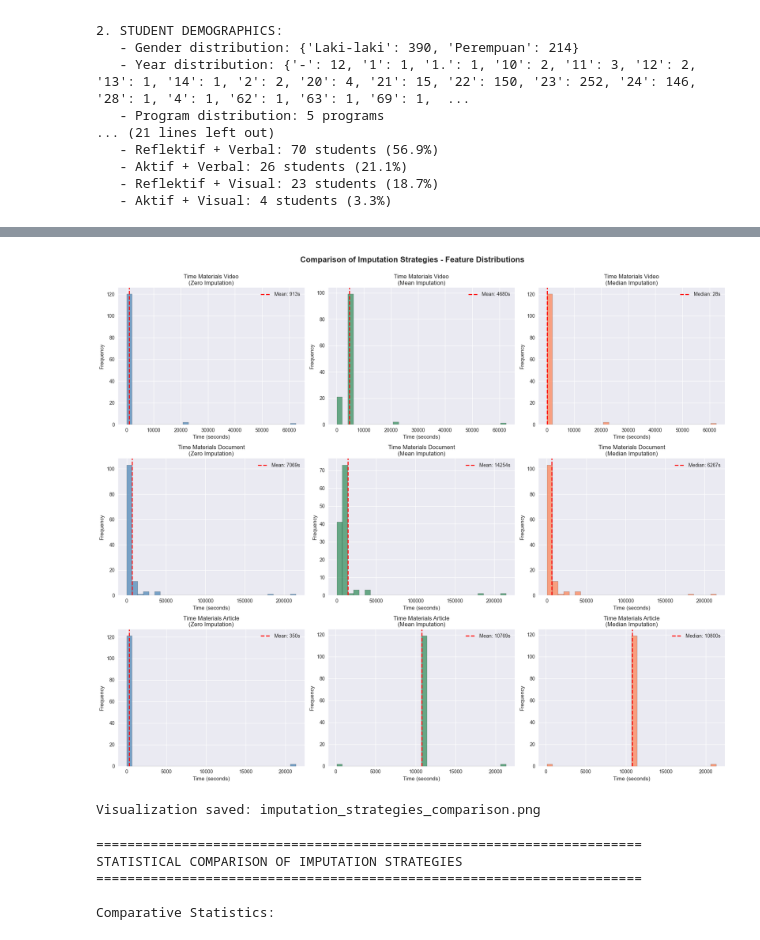
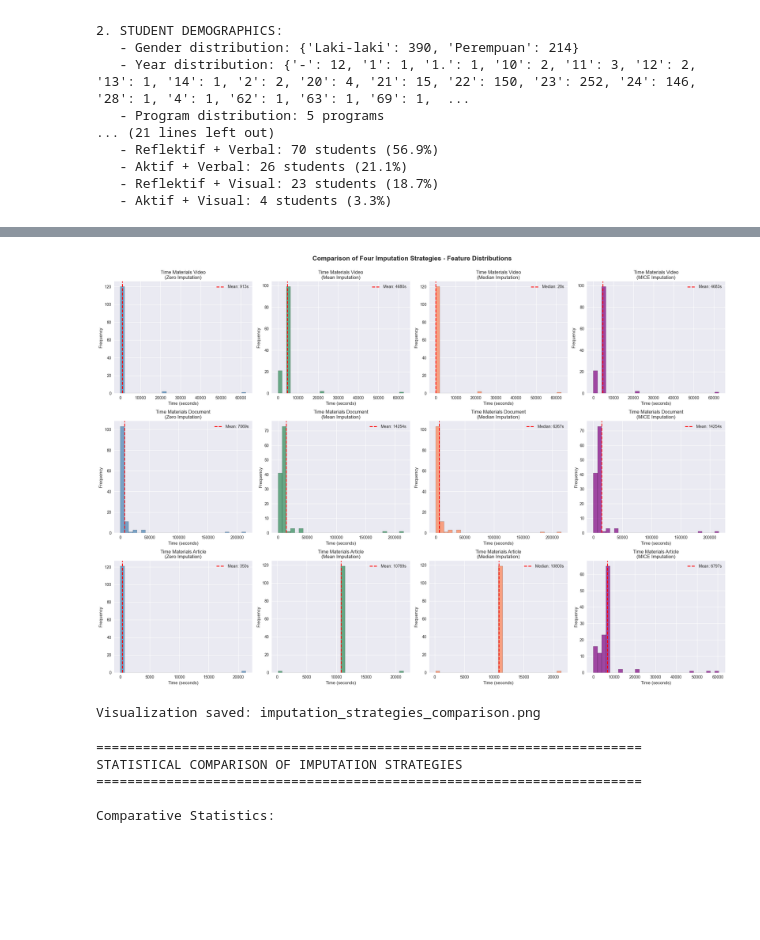
Before and after one commit to prasetyodidi/strudent-learning-activity-fslsm-classification, a Jupyter notebook: EDA_Analysis.ipynb, the cells around one changed output, grey strips where cells are left out. Saved outputs shown, nothing was run; the diff lists cells and outputs as text; code cells hidden in the pictures; blank space fills up the shorter version.

```diff
--- a/EDA_Analysis.ipynb
+++ b/EDA_Analysis.ipynb
@@ -1047,6 +1196,6 @@ SUMMARY: Three datasets created successfully
 # %%
-# Visualize comparison of three imputation strategies
-fig, axes = plt.subplots(3, 3, figsize=(18, 15))
+# Visualize comparison of four imputation strategies
+fig, axes = plt.subplots(3, 4, figsize=(22, 15))
 
 # Select key time features for visualization
 viz_features = ['time_materials_video', 'time_materials_document', 'time_materials_article']
@@ -1060,34 +1209,43 @@ for idx, feature in enumerate(viz_features):
         axes[idx, 0].set_ylabel('Frequency')
         axes[idx, 0].axvline(df_zero[feature].mean(), color='red', linestyle='--',
                              linewidth=2, label=f'Mean: {df_zero[feature].mean():.0f}s')
         axes[idx, 0].legend()
 
         # Mean imputation
         axes[idx, 1].hist(df_mean[feature], bins=30, alpha=0.7, edgecolor='black', color='seagreen')
         axes[idx, 1].set_title(f'{feature.replace("_", " ").title()}\n(Mean Imputation)')
         axes[idx, 1].set_xlabel('Time (seconds)')
         axes[idx, 1].set_ylabel('Frequency')
         axes[idx, 1].axvline(df_mean[feature].mean(), color='red', linestyle='--',
                              linewidth=2, label=f'Mean: {df_mean[feature].mean():.0f}s')
         axes[idx, 1].legend()
 
         # Median imputation
         axes[idx, 2].hist(df_median[feature], bins=30, alpha=0.7, edgecolor='black', color='coral')
         axes[idx, 2].set_title(f'{feature.replace("_", " ").title()}\n(Median Imputation)')
         axes[idx, 2].set_xlabel('Time (seconds)')
         axes[idx, 2].set_ylabel('Frequency')
         axes[idx, 2].axvline(df_median[feature].median(), color='red', linestyle='--',
                              linewidth=2, label=f'Median: {df_median[feature].median():.0f}s')
         axes[idx, 2].legend()
 
-plt.suptitle('Comparison of Imputation Strategies - Feature Distributions',
+        # MICE imputation
+        axes[idx, 3].hist(df_mice[feature], bins=30, alpha=0.7, edgecolor='black', color='purple')
+        axes[idx, 3].set_title(f'{feature.replace("_", " ").title()}\n(MICE Imputation)')
+        axes[idx, 3].set_xlabel('Time (seconds)')
+        axes[idx, 3].set_ylabel('Frequency')
+        axes[idx, 3].axvline(df_mice[feature].mean(), color='red', linestyle='--',
+                             linewidth=2, label=f'Mean: {df_mice[feature].mean():.0f}s')
+        axes[idx, 3].legend()
+
+plt.suptitle('Comparison of Four Imputation Strategies - Feature Distributions',
              fontsize=16, fontweight='bold', y=1.00)
 plt.tight_layout()
 plt.savefig(get_plot_output_path('imputation_strategies_comparison.png'), dpi=300, bbox_inches='tight')
 plt.show()
 
 print("Visualization saved: imputation_strategies_comparison.png")
 # %% [output]
-[figure, old version]
+[figure, new version]
 Visualization saved: imputation_strategies_comparison.png
 # %%
```
Also changed, not shown: parts of 6 cells of this notebook, 3 other files.
